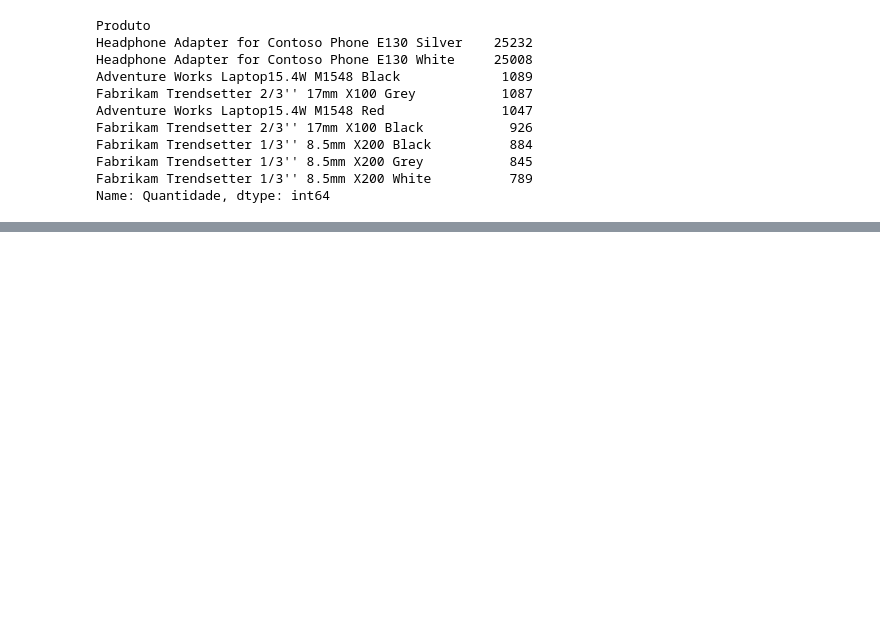
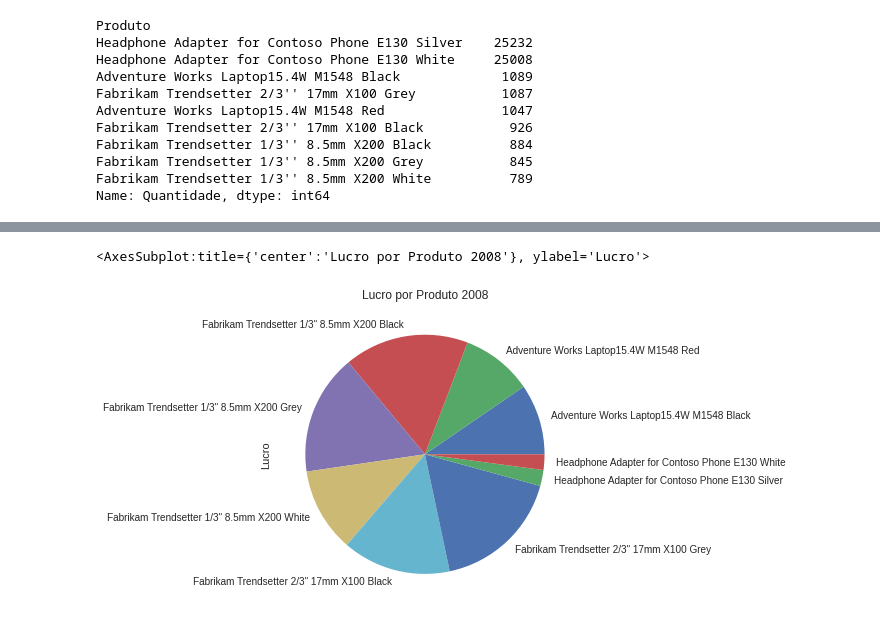
Before and after one commit to brnpaz5/PandasPython, a Jupyter notebook: analyse.ipynb, the cells around one changed output, grey strips where cells are left out. Cells and saved outputs as stored; diff of their text form; code cells hidden in the pictures; blank space fills up the shorter version.

```diff
--- a/analyse.ipynb
+++ b/analyse.ipynb
@@ -108,0 +122,5 @@ Text(0, 0.5, 'Produto')
+# %%
+df_2008.groupby('Produto')['Lucro'].sum().plot.pie(title='Lucro por Produto 2008') #Grafico de Lucro por Produto de 2008
+# %% [output]
+<AxesSubplot:title={'center':'Lucro por Produto 2008'}, ylabel='Lucro'>
+[figure, added]
```
Also changed, not shown: parts of 9 cells of this notebook.
